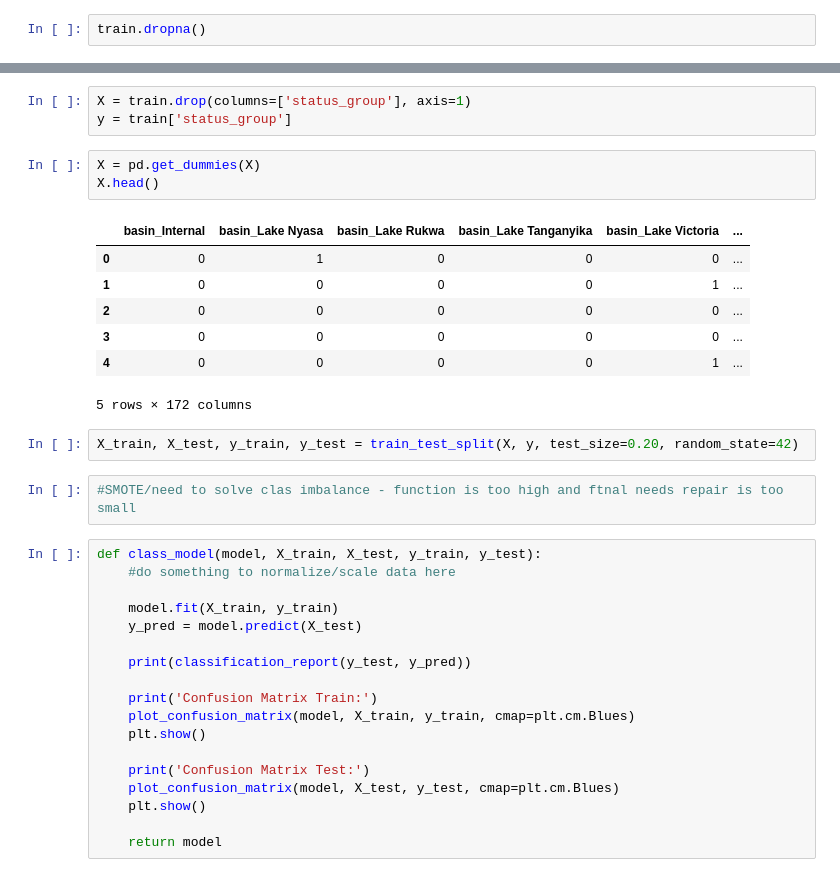
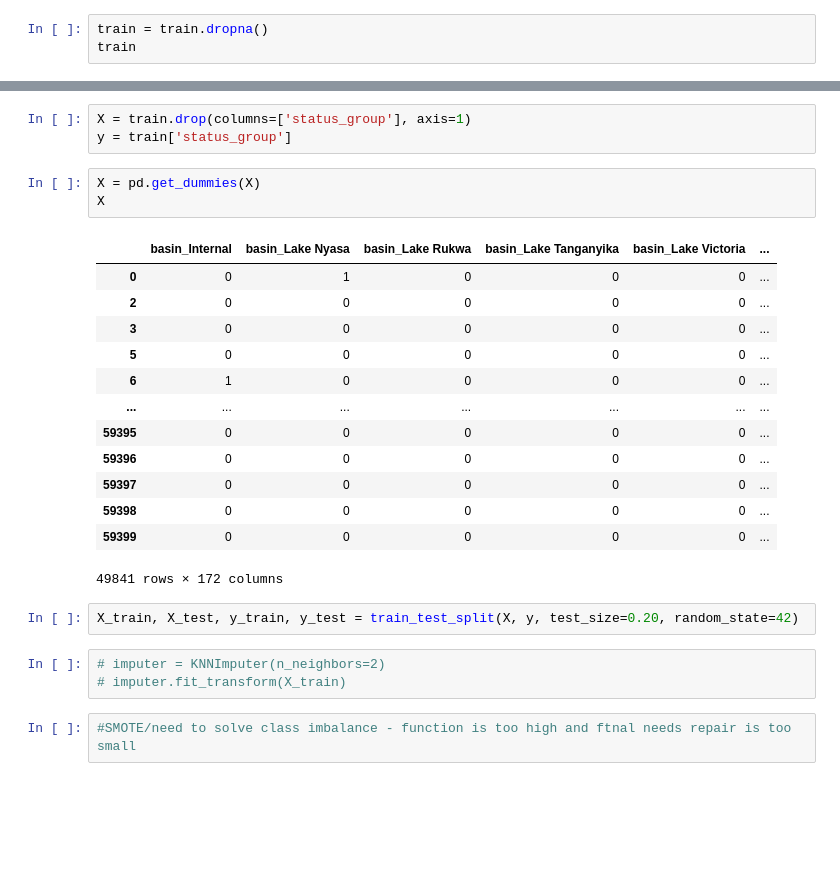
Before and after one commit to klsalcedo/tanzanian_water_wells, a Jupyter notebook: datacleaning.ipynb, the cells around one changed output, grey strips where cells are left out. Cells and saved outputs as stored; diff of their text form; blank space fills up the shorter version.

```diff
--- a/datacleaning.ipynb
+++ b/datacleaning.ipynb
@@ -219,7 +221,8 @@ True     38852
 False    17492
 Name: permit, dtype: int64
 # %%
-train.dropna()
+train = train.dropna()
+train
 # %% [output]
 |  | basin | region | public_meeting | scheme_management | permit | extraction_type | extraction_type_group | ... |
 | 0 | Lake Nyasa | Iringa | True | VWC | False | gravity | gravity | ... |
@@ -256,37 +279,28 @@ X = train.drop(columns=['status_group'], axis=1)
 y = train['status_group']
 # %%
 X = pd.get_dummies(X)
-X.head()
+X
 # %% [output]
 |  | basin_Internal | basin_Lake Nyasa | basin_Lake Rukwa | basin_Lake Tanganyika | basin_Lake Victoria | ... |
 | 0 | 0 | 1 | 0 | 0 | 0 | ... |
-| 1 | 0 | 0 | 0 | 0 | 1 | ... |
 | 2 | 0 | 0 | 0 | 0 | 0 | ... |
 | 3 | 0 | 0 | 0 | 0 | 0 | ... |
-| 4 | 0 | 0 | 0 | 0 | 1 | ... |
+| 5 | 0 | 0 | 0 | 0 | 0 | ... |
+| 6 | 1 | 0 | 0 | 0 | 0 | ... |
+| ... | ... | ... | ... | ... | ... | ... |
+| 59395 | 0 | 0 | 0 | 0 | 0 | ... |
+| 59396 | 0 | 0 | 0 | 0 | 0 | ... |
+| 59397 | 0 | 0 | 0 | 0 | 0 | ... |
+| 59398 | 0 | 0 | 0 | 0 | 0 | ... |
+| 59399 | 0 | 0 | 0 | 0 | 0 | ... |
-5 rows × 172 columns
+49841 rows × 172 columns
 # %%
 X_train, X_test, y_train, y_test = train_test_split(X, y, test_size=0.20, random_state=42)
+# %%
+# imputer = KNNImputer(n_neighbors=2)
+# imputer.fit_transform(X_train)
 # %%
-#SMOTE/need to solve clas imbalance - function is too high and ftnal needs repair is too small
+#SMOTE/need to solve class imbalance - function is too high and ftnal needs repair is too small
-# %%
-def class_model(model, X_train, X_test, y_train, y_test):
-    #do something to normalize/scale data here
-
-    model.fit(X_train, y_train)
-    y_pred = model.predict(X_test)
-
-    print(classification_report(y_test, y_pred))
-
-    print('Confusion Matrix Train:')
-    plot_confusion_matrix(model, X_train, y_train, cmap=plt.cm.Blues)
-    plt.show()
-
-    print('Confusion Matrix Test:')
-    plot_confusion_matrix(model, X_test, y_test, cmap=plt.cm.Blues)
-    plt.show()
-
-    return model
 # %%
 d_tree = DecisionTreeClassifier(criterion='gini')
 class_model(d_tree, X_train, X_test, y_train, y_test)
```
Also changed, not shown: parts of 8 cells of this notebook, 1 other file.
